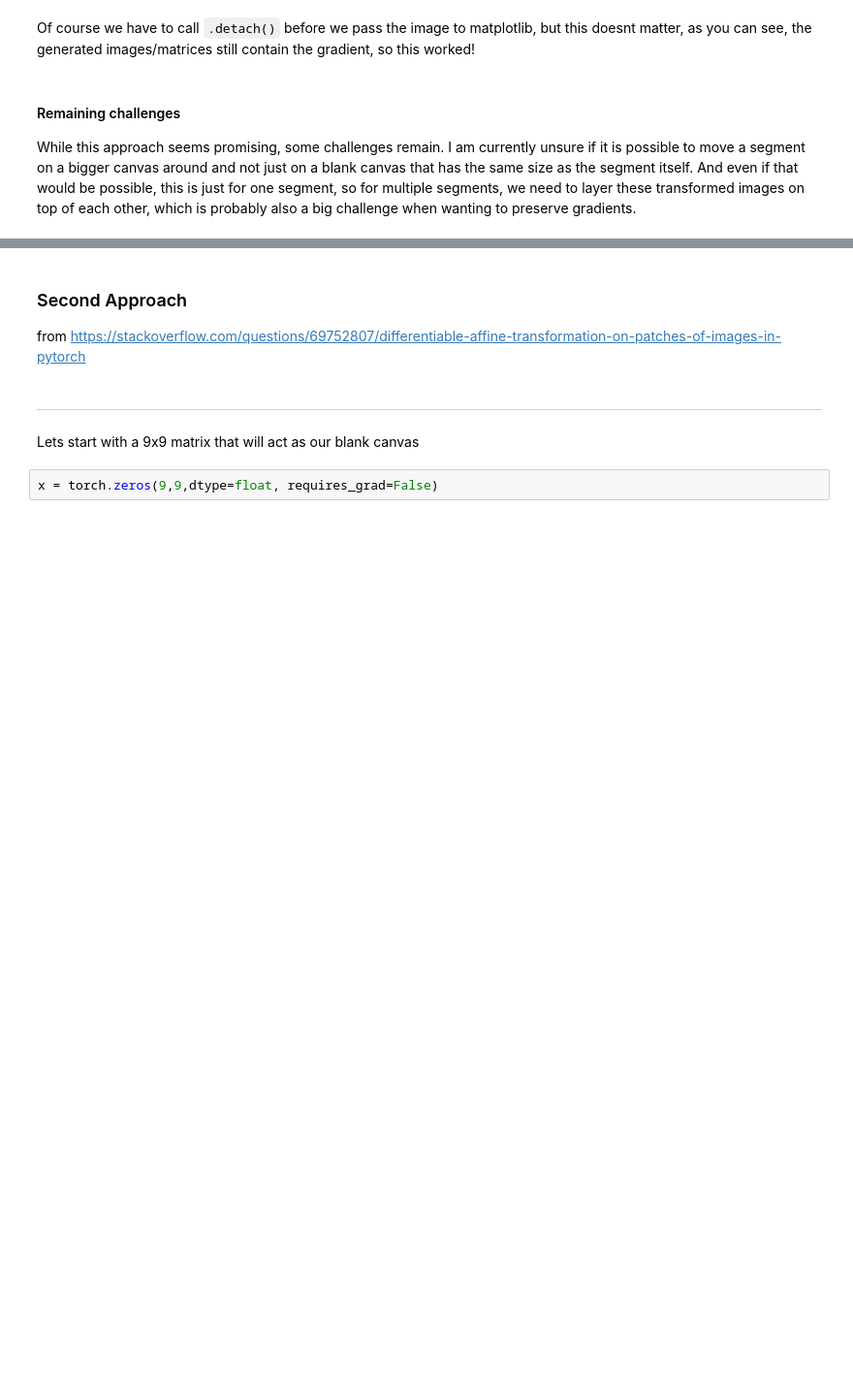
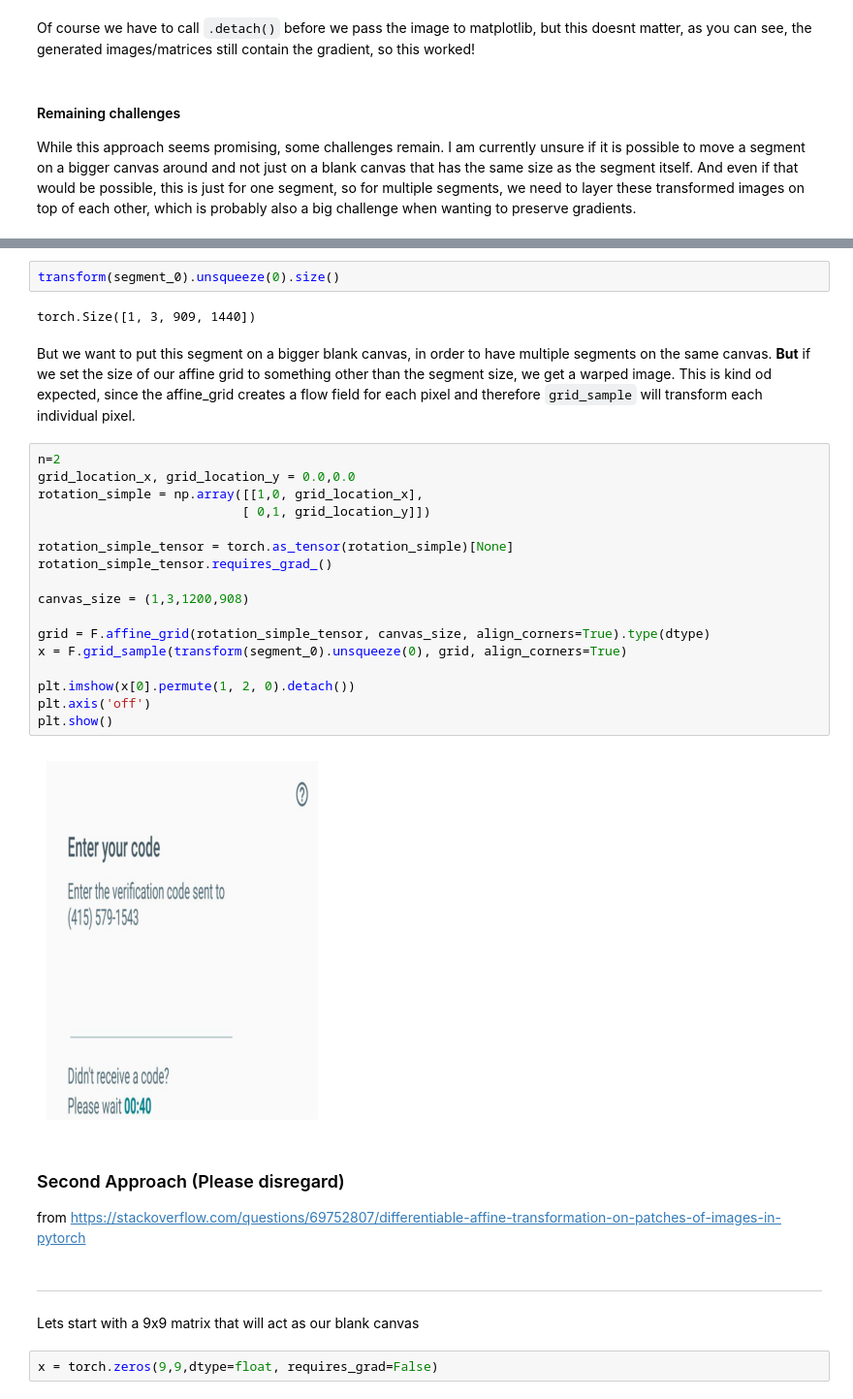
Before and after one commit to mowoe/bachelorthesis, a Jupyter notebook: testing_differentiable_translation.ipynb, the cells around one changed output, grey strips where cells are left out. Shown at 97% size. Saved outputs shown, nothing was run; the diff lists cells and outputs as text; blank space fills up the shorter version.

```diff
--- a/testing_differentiable_translation.ipynb
+++ b/testing_differentiable_translation.ipynb
@@ -129,5 +202,31 @@ And even if that would be possible, this is just for one segment, so for multipl
+# %%
+transform(segment_0).unsqueeze(0).size()
+# %% [output]
+torch.Size([1, 3, 909, 1440])
+# %% [markdown]
+But we want to put this segment on a bigger blank canvas, in order to have multiple segments on the same canvas.
+__But__ if we set the size of our affine grid to something other than the segment size, we get a warped image. This is kind od expected, since the affine_grid creates a flow field for each pixel and therefore `grid_sample` will transform each individual pixel.
+# %%
+n=2
+grid_location_x, grid_location_y = 0.0,0.0
+rotation_simple = np.array([[1,0, grid_location_x],
+                           [ 0,1, grid_location_y]])
+
+rotation_simple_tensor = torch.as_tensor(rotation_simple)[None]
+rotation_simple_tensor.requires_grad_()
+
+canvas_size = (1,3,1200,908)
+
+grid = F.affine_grid(rotation_simple_tensor, canvas_size, align_corners=True).type(dtype)
+x = F.grid_sample(transform(segment_0).unsqueeze(0), grid, align_corners=True)
+
+plt.imshow(x[0].permute(1, 2, 0).detach())
+plt.axis('off')
+plt.show()
+# %% [output]
+[figure, added]
 # %% [markdown]
-### Second Approach
+### Second Approach (Please disregard)
 from [https://stackoverflow.com/questions/69752807/differentiable-affine-transformation-on-patches-of-images-in-pytorch](https://stackoverflow.com/questions/69752807/differentiable-affine-transformation-on-patches-of-images-in-pytorch)
 # %% [markdown]
 ---
```
Also changed, not shown: parts of 5 cells of this notebook.
